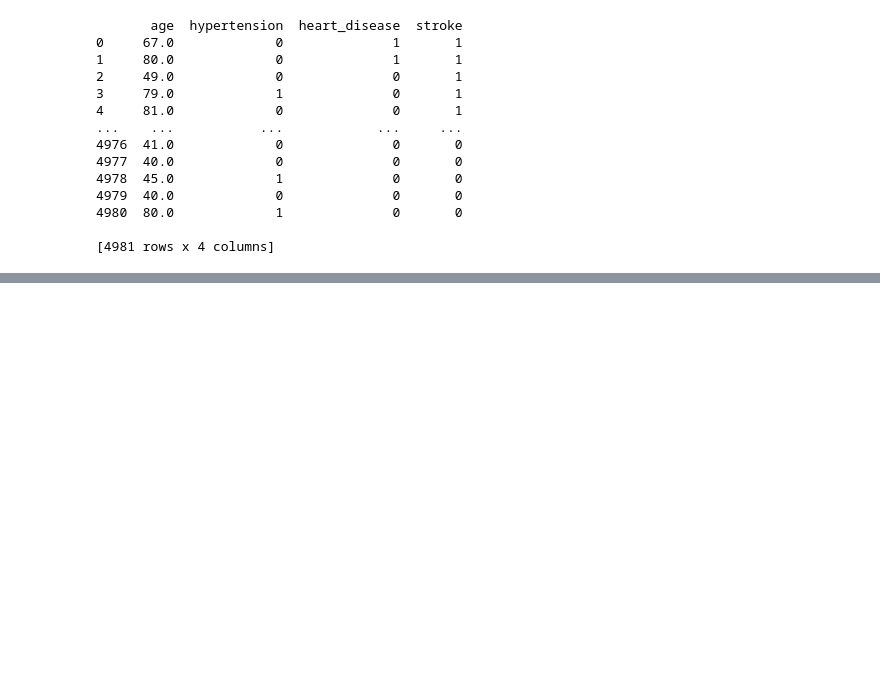
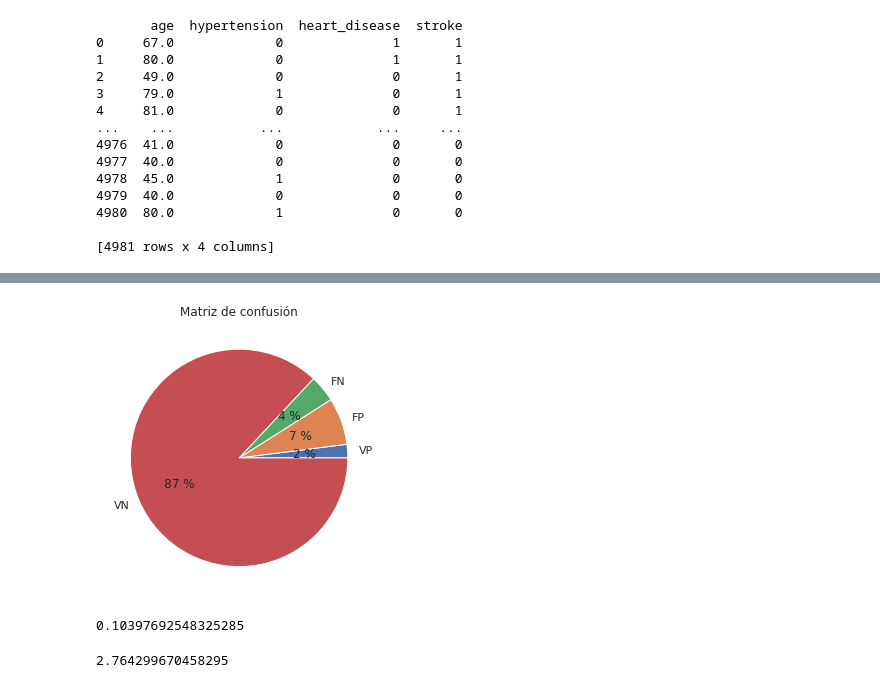
Before and after one commit to JemuelF/momentoRetroalimentacion, a Jupyter notebook: MR2J_Clasificacion.ipynb, the cells around one changed output, grey strips where cells are left out. Cells and saved outputs as stored; diff of their text form; code cells hidden in the pictures; blank space fills up the shorter version.

```diff
--- a/MR2J_Clasificacion.ipynb
+++ b/MR2J_Clasificacion.ipynb
@@ -301,0 +532,8 @@ plt.show()
+# %%
+mcData = [mC[0][0], mC[0][1],mC[1][0],mC[1][1]]
+titulo = ["VP", "FP","FN","VN"]
+plt.title("Matriz de confusión")
+plt.pie(mcData, labels=titulo, autopct="%0.0f %%")
+plt.show()
+# %% [output]
+[figure, added]
@@ -301,0 +547,13 @@ plt.show()
+# %%
+sumVar = 0
+valid_y = validate_y
+valid_x = validate_x
+for i in range(0,981):
+  sumVar+=varianza(valid_x[i],valid_y[i])
+print(sumVar/981)
+# %% [output]
+0.10397692548325285
+# %%
+print(skew(results))
+# %% [output]
+2.764299670458295
```
Also changed, not shown: parts of 24 cells of this notebook.
